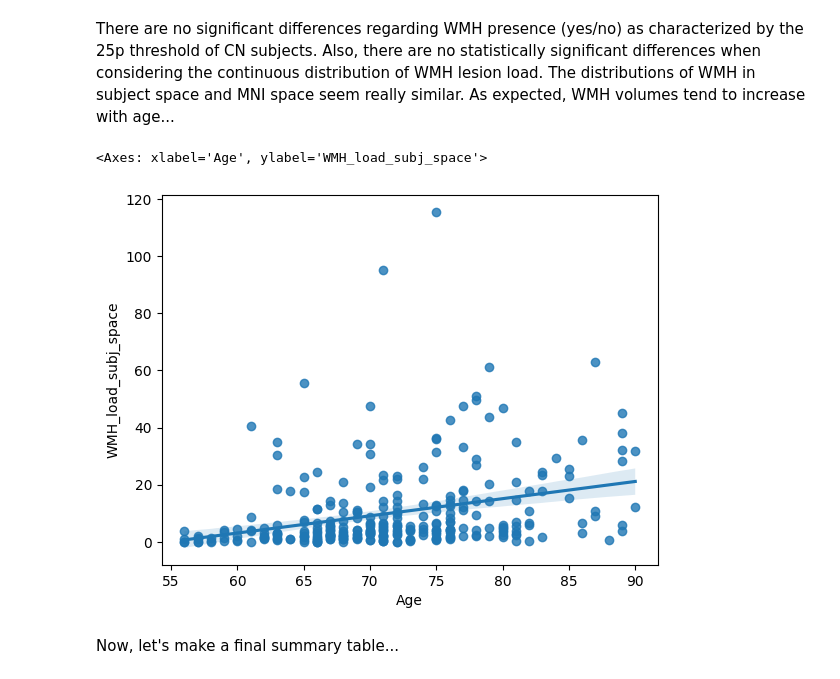
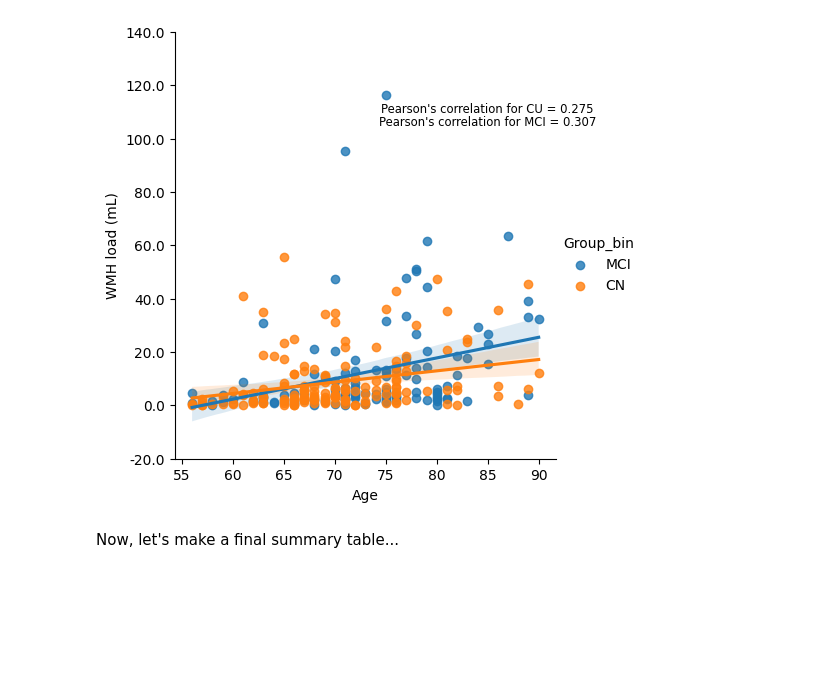
Before and after one commit to dani2442/TMS_in_AD, a Jupyter notebook: 04_analysis/analyse_petTOAD.ipynb, the cells around one changed output. Drawn from its saved outputs; the diff is of its cells as text; code cells hidden in the pictures; blank space fills up the shorter version.

```diff
--- a/04_analysis/analyse_petTOAD.ipynb
+++ b/04_analysis/analyse_petTOAD.ipynb
@@ -272,11 +136,19 @@ CN v.s. MCI in MNI space: Mann-Whitney-Wilcoxon test two-sided with Bonferroni c
-# %% [markdown]
-There are no significant differences regarding WMH presence (yes/no) as characterized by the 25p threshold of CN subjects. Also, there are no statistically significant differences when considering the continuous distribution of WMH lesion load. The distributions of WMH in subject space and MNI space seem really similar. As expected, WMH volumes tend to increase with age...
-# %%
-wmh_less_zeros = pts_df['WMH_load_subj_space'] / 1000
-sns.regplot(pts_df, y = wmh_less_zeros, x = "Age")
-# %% [output]
-<Axes: xlabel='Age', ylabel='WMH_load_subj_space'>
-[figure, removed]
+# %%
+sns.lmplot(pts_df, y = "WMH_load_subj_space", x = "Age", hue = "Group_bin")
+cu = pts_df[pts_df["Group_bin"] == "CN"]
+mci = pts_df[pts_df["Group_bin"] == "MCI"]
+cu_pears = ss.pearsonr(cu['WMH_load_subj_space'], cu['Age'])
+mci_pears = ss.pearsonr(mci['WMH_load_subj_space'], mci['Age'])
+plt.text(85, 110000, f"Pearson's correlation for CU = {np.round(cu_pears.correlation, 3)}", horizontalalignment='center', size='small', color='black')
+plt.text(85, 105000, f"Pearson's correlation for MCI = {np.round(mci_pears.correlation, 3)}", horizontalalignment='center', size='small', color='black')
+plt.xlabel("Age")
+# Convert from mm^3 to mL without changing underlying data...
+locs, labels = plt.yticks()
+labels = [item/1000 for item in locs]
+plt.yticks(locs, labels)
+plt.ylabel("WMH load (mL)");
+# %% [output]
+[figure, added]
 # %% [markdown]
 Now, let's make a final summary table...
 # %%
```
Also changed, not shown: parts of 16 cells of this notebook, 12 other files.
